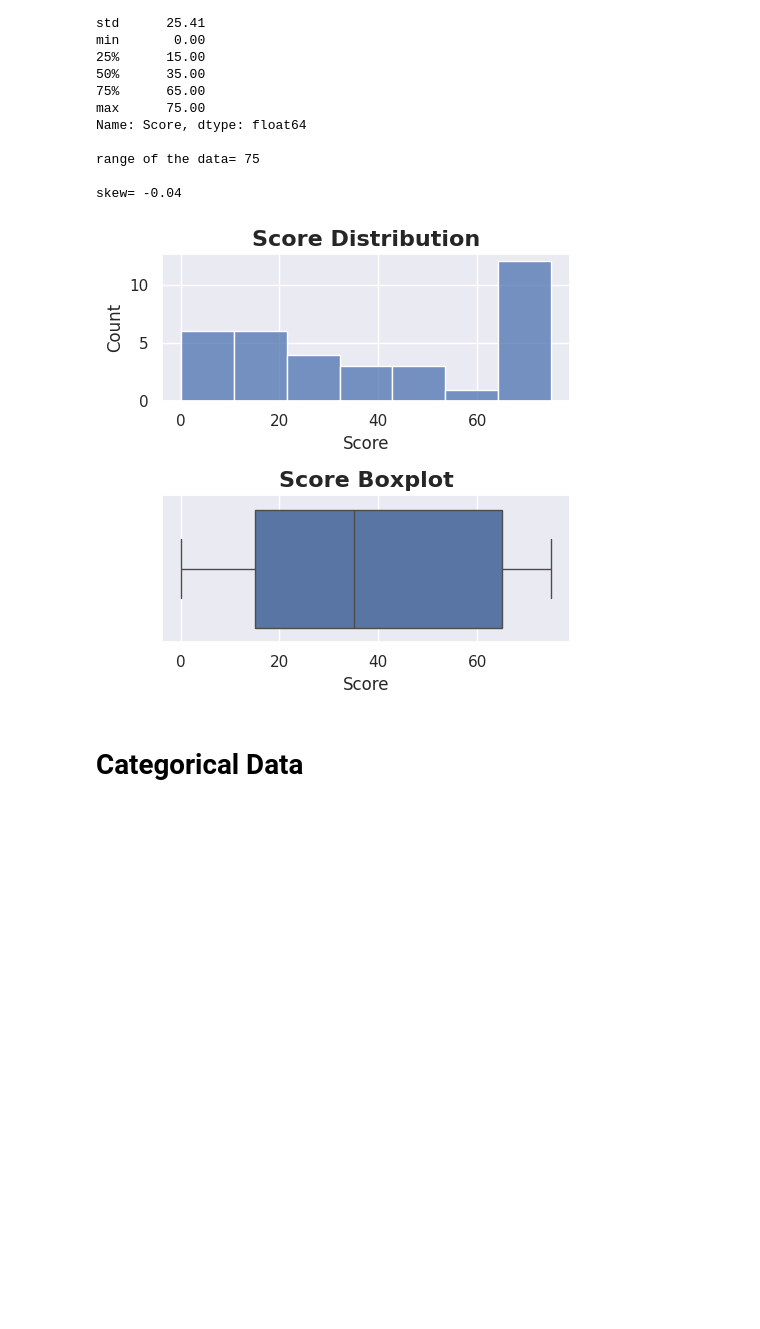
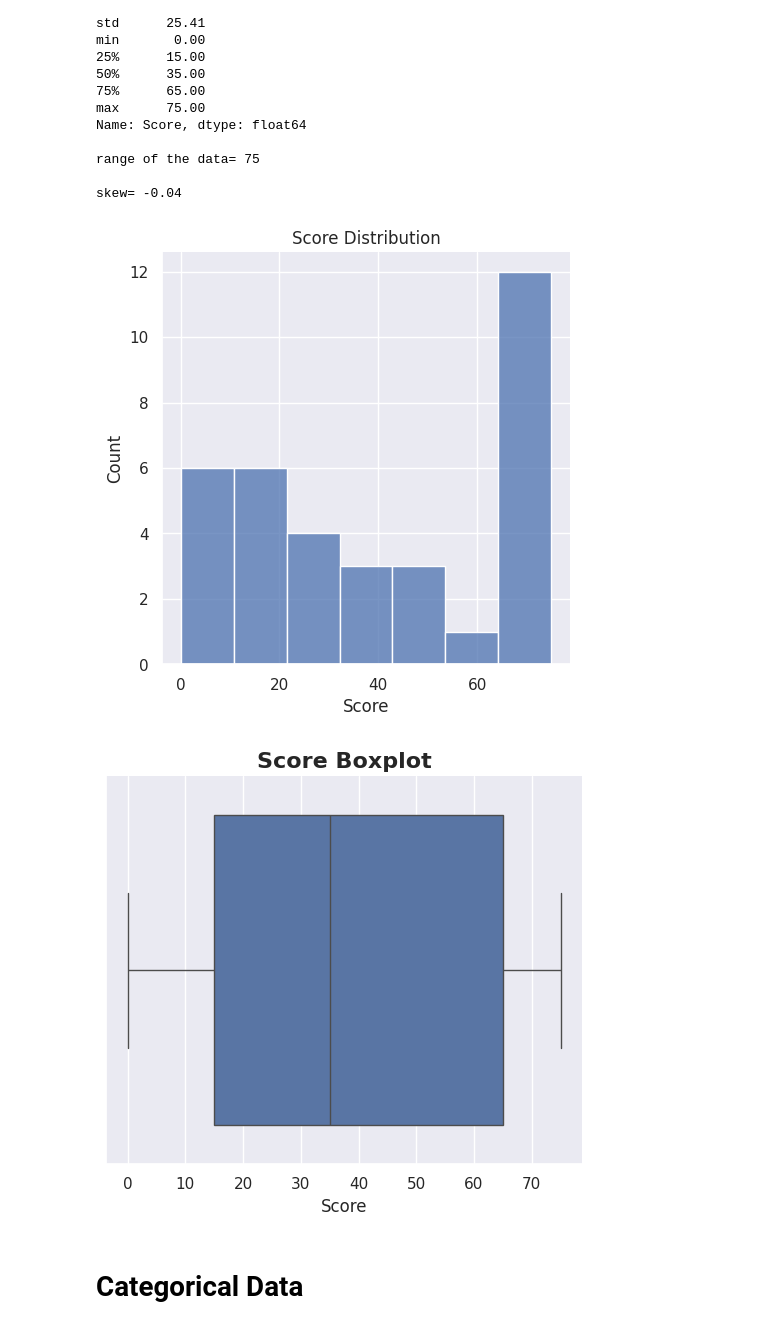
Before and after one commit to AhmAnwar/accenture_virtual_experience_VE_by_Forage, a Jupyter notebook: accenture-virtual-experience-ve-by-forage.ipynb, the cells around one changed output. Cells and saved outputs as stored; diff of their text form; code cells hidden in the pictures; blank space fills up the shorter version.

```diff
--- a/accenture-virtual-experience-ve-by-forage.ipynb
+++ b/accenture-virtual-experience-ve-by-forage.ipynb
@@ -261,23 +261,18 @@ skew= -0.04
 # %%
 # visualizing data
 
-plt.figure(figsize= (5, 5))
-
-plt.subplot(2, 1, 1)
-sns.histplot(data= df,
-             x= 'Score',
-             bins= 'auto')
-plt.title('Score Distribution', fontdict= {'size': 16, 'weight': 'bold'})
+sns.displot(data= df, kind= 'hist', x= 'Score')
+plt.title('Score Distribution')
 
 
-plt.subplot(2, 1, 2)
-sns.boxplot(data= df,
+sns.catplot(data= df, kind= 'box',
             x= 'Score')
 plt.title('Score Boxplot', fontdict= {'size': 16, 'weight': 'bold'})
 
 plt.tight_layout()
 plt.show()
 # %% [output]
-[figure, old version]
+[figure, new version]
+[figure, added]
 # %% [markdown]
 # Categorical Data
```
Also changed, not shown: parts of 2 cells of this notebook.
